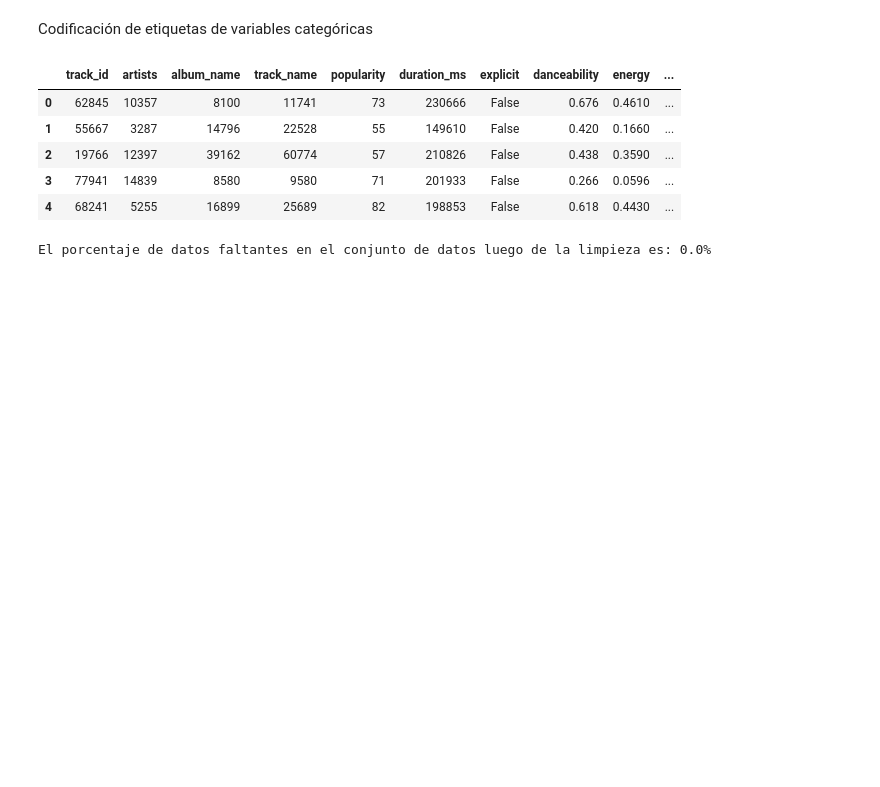
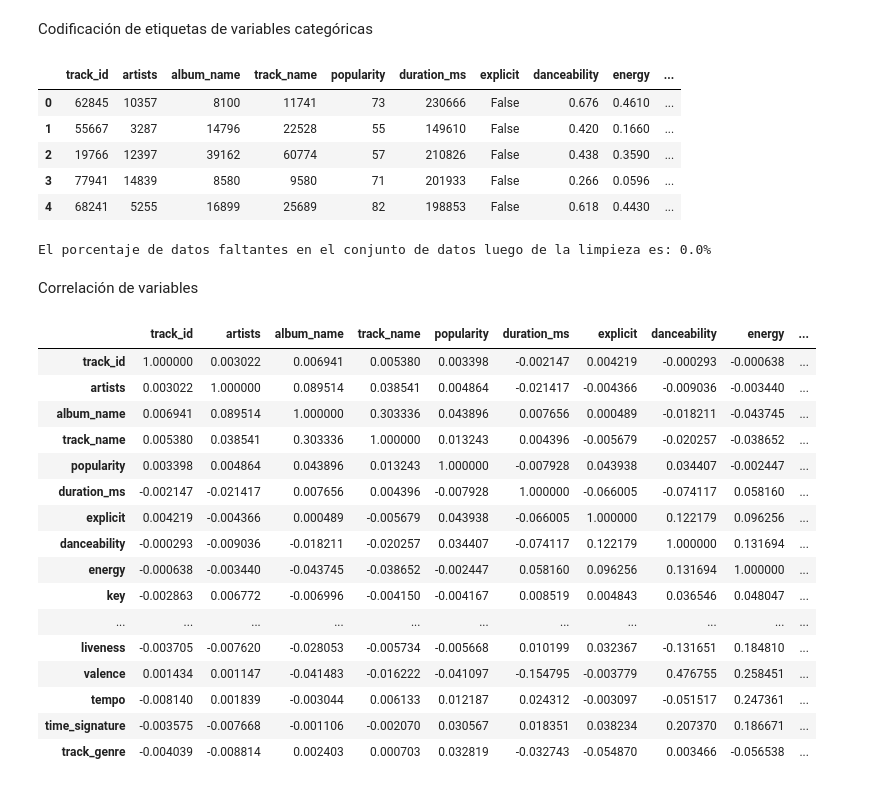
Before and after one commit to FacundoCardozo5/Nuevo-repo, a Jupyter notebook: notebooks/practica_dw.ipynb, the cells around one changed output. Drawn from its saved outputs; the diff is of its cells as text; code cells hidden in the pictures; blank space fills up the shorter version.

```diff
--- a/notebooks/practica_dw.ipynb
+++ b/notebooks/practica_dw.ipynb
@@ -187,3 +187,26 @@ porcentaje_faltantes_nuevo = round (porcentaje_faltantes_nuevo,4)
 print("El porcentaje de datos faltantes en el conjunto de datos luego de la limpieza es: {}%".format(porcentaje_faltantes_nuevo))
 # %% [output]
 El porcentaje de datos faltantes en el conjunto de datos luego de la limpieza es: 0.0%
+# %% [markdown]
+Correlación de variables
+# %%
+corr=df.corr()
+corr
+# %% [output]
+|  | track_id | artists | album_name | track_name | popularity | duration_ms | explicit | danceability | energy | ... |
+| track_id | 1.000000 | 0.003022 | 0.006941 | 0.005380 | 0.003398 | -0.002147 | 0.004219 | -0.000293 | -0.000638 | ... |
+| artists | 0.003022 | 1.000000 | 0.089514 | 0.038541 | 0.004864 | -0.021417 | -0.004366 | -0.009036 | -0.003440 | ... |
+| album_name | 0.006941 | 0.089514 | 1.000000 | 0.303336 | 0.043896 | 0.007656 | 0.000489 | -0.018211 | -0.043745 | ... |
+| track_name | 0.005380 | 0.038541 | 0.303336 | 1.000000 | 0.013243 | 0.004396 | -0.005679 | -0.020257 | -0.038652 | ... |
+| popularity | 0.003398 | 0.004864 | 0.043896 | 0.013243 | 1.000000 | -0.007928 | 0.043938 | 0.034407 | -0.002447 | ... |
+| duration_ms | -0.002147 | -0.021417 | 0.007656 | 0.004396 | -0.007928 | 1.000000 | -0.066005 | -0.074117 | 0.058160 | ... |
+| explicit | 0.004219 | -0.004366 | 0.000489 | -0.005679 | 0.043938 | -0.066005 | 1.000000 | 0.122179 | 0.096256 | ... |
+| danceability | -0.000293 | -0.009036 | -0.018211 | -0.020257 | 0.034407 | -0.074117 | 0.122179 | 1.000000 | 0.131694 | ... |
+| energy | -0.000638 | -0.003440 | -0.043745 | -0.038652 | -0.002447 | 0.058160 | 0.096256 | 0.131694 | 1.000000 | ... |
+| key | -0.002863 | 0.006772 | -0.006996 | -0.004150 | -0.004167 | 0.008519 | 0.004843 | 0.036546 | 0.048047 | ... |
+| ... | ... | ... | ... | ... | ... | ... | ... | ... | ... | ... |
+| liveness | -0.003705 | -0.007620 | -0.028053 | -0.005734 | -0.005668 | 0.010199 | 0.032367 | -0.131651 | 0.184810 | ... |
+| valence | 0.001434 | 0.001147 | -0.041483 | -0.016222 | -0.041097 | -0.154795 | -0.003779 | 0.476755 | 0.258451 | ... |
+| tempo | -0.008140 | 0.001839 | -0.003044 | 0.006133 | 0.012187 | 0.024312 | -0.003097 | -0.051517 | 0.247361 | ... |
+| time_signature | -0.003575 | -0.007668 | -0.001106 | -0.002070 | 0.030567 | 0.018351 | 0.038234 | 0.207370 | 0.186671 | ... |
+| track_genre | -0.004039 | -0.008814 | 0.002403 | 0.000703 | 0.032819 | -0.032743 | -0.054870 | 0.003466 | -0.056538 | ... |
```
Also changed, not shown: parts of 3 cells of this notebook.
